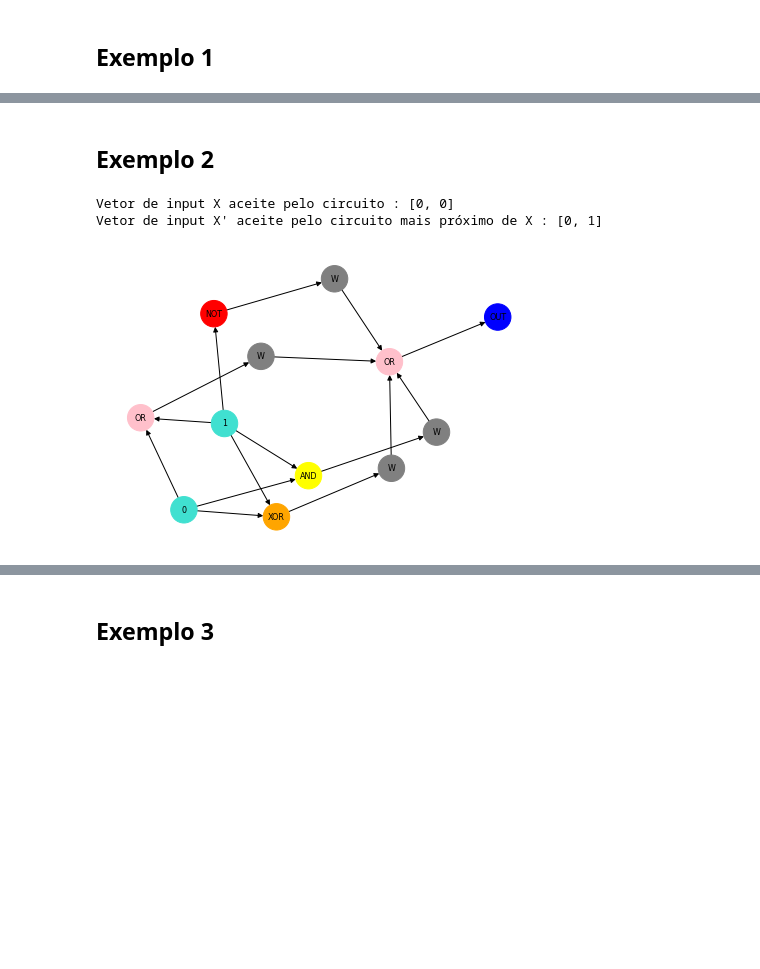
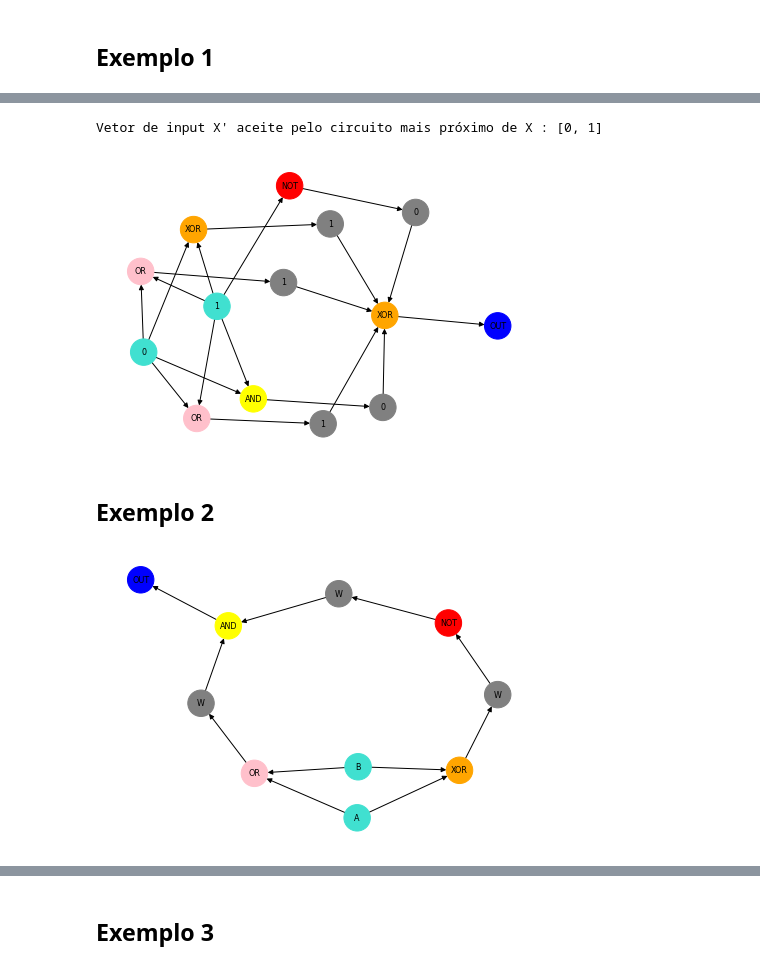
Before and after one commit to zoisper/LC-Projeto, a Jupyter notebook: 2/Circuito.ipynb, the cells around one changed output, grey strips where cells are left out. Saved outputs shown, nothing was run; the diff lists cells and outputs as text; code cells hidden in the pictures; blank space fills up the shorter version.

```diff
--- a/2/Circuito.ipynb
+++ b/2/Circuito.ipynb
@@ -285,6 +287,8 @@ def next_solution(G,S):
 
     if status == pywraplp.Solver.OPTIMAL:
         result = [round(X[i].solution_value()) for i in inputs]
+        for n in X:
+            G.nodes[n]['val'] = round(X[n].solution_value())
         return result
     else:
         return None
@@ -335,13 +347,15 @@ Vetor de input X' aceite pelo circuito mais próximo de X : [0, 1]
+# %%
+NS = next_solution(C,S)
+if NS:
+    draw_circuit(C)
+print("Vetor de input X' aceite pelo circuito mais próximo de X :", NS)
+# %% [output]
+Vetor de input X' aceite pelo circuito mais próximo de X : [0, 1]
+[figure, added]
 # %% [markdown]
 ## Exemplo 2
 # %%
 C = circuit_generator(2,0.3)
-S = calculate_input(C)
-NS = next_solution(C,S)
 draw_circuit(C)
-print("Vetor de input X aceite pelo circuito :",S)
-print("Vetor de input X' aceite pelo circuito mais próximo de X :", NS)
 # %% [output]
-Vetor de input X aceite pelo circuito : [0, 0]
-Vetor de input X' aceite pelo circuito mais próximo de X : [0, 1]
-[figure, old version]
+[figure, new version]
```
Also changed, not shown: parts of 12 cells of this notebook.
